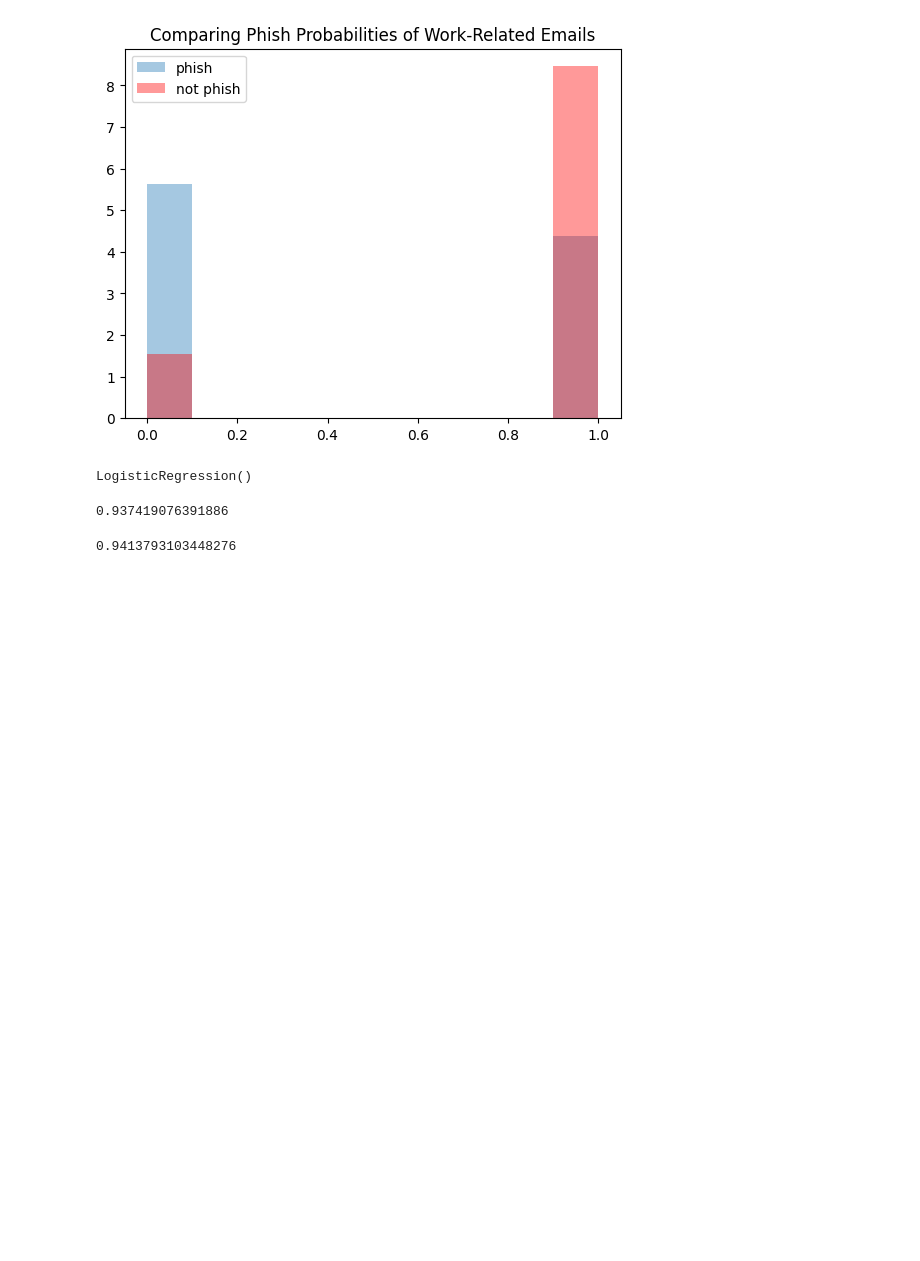
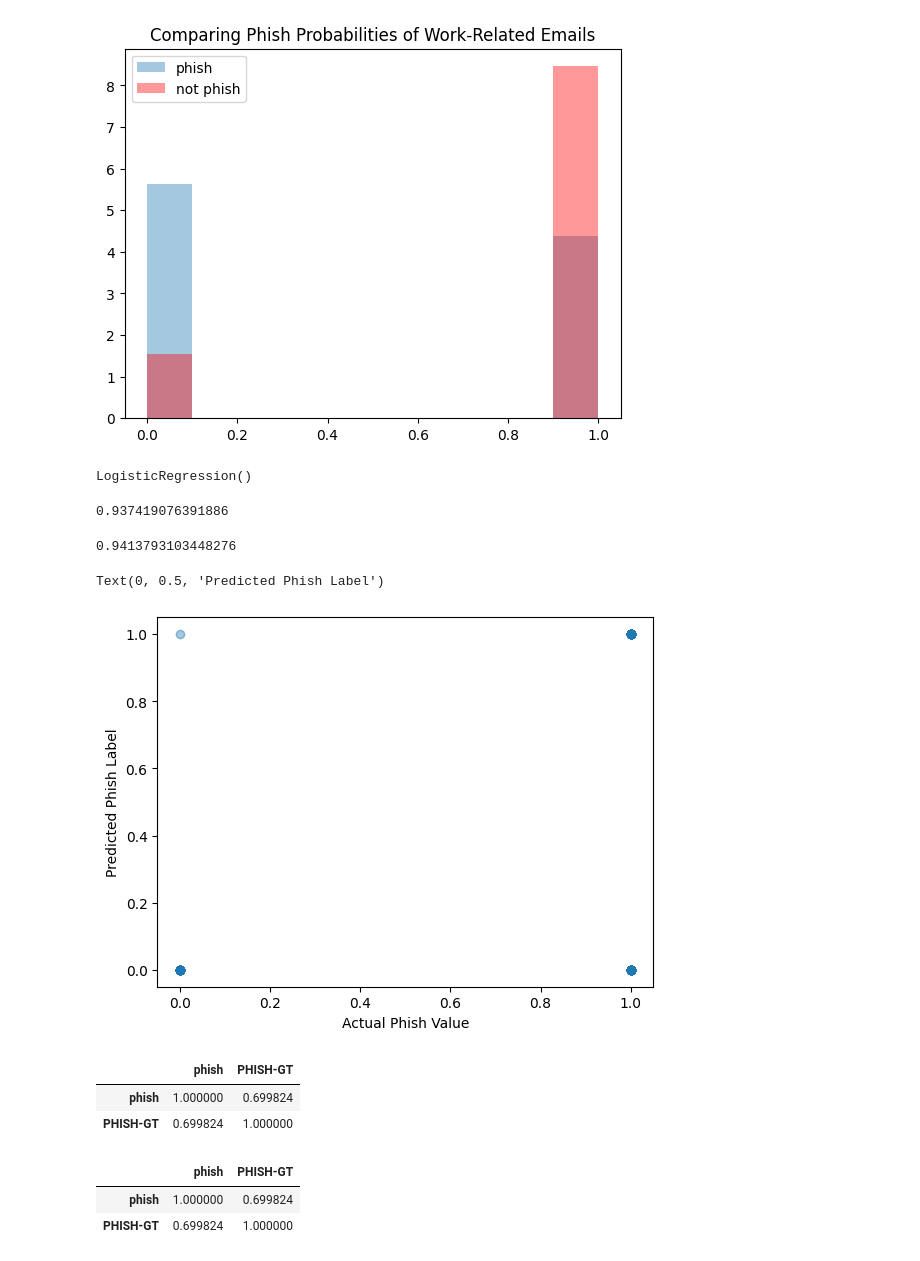
Before and after one commit to Gish-Sky/phishing_analysis, a Jupyter notebook: analysis.ipynb, the cells around one changed output. Saved outputs shown, nothing was run; the diff lists cells and outputs as text; code cells hidden in the pictures; blank space fills up the shorter version.

Commit message:
added pearson and spearman correlations

```diff
--- a/analysis.ipynb
+++ b/analysis.ipynb
@@ -156,3 +149,10 @@ test_accuracy
 # do error analysis; try to figure out why its erroring. False positives v false negatives... Precision and recall, F1, decision matrix.
 # https://scikit-learn.org/stable/modules/classes.html#module-sklearn.feature_extraction.text and tfidfvectorizer are important!
 # https://fasttext.cc takes semantically close words into consideration
+# %%
+plt.scatter(phish["PHISH-GT"], phish["phish"], alpha = 0.05)
+plt.xlabel("Actual Phish Value")
+plt.ylabel("Predicted Phish Label")
+# %% [output]
+Text(0, 0.5, 'Predicted Phish Label')
+[figure, added]
@@ -158,0 +161,13 @@ test_accuracy
+# %%
+phish[["phish", "PHISH-GT"]].corr(method='pearson')
+# There is a Pearson correlation of 0.699, meaning a 69.9% correlation between the predicted and actual phishing emails.
+# %% [output]
+|  | phish | PHISH-GT |
+| phish | 1.000000 | 0.699824 |
+| PHISH-GT | 0.699824 | 1.000000 |
+# %%
+phish[['phish', 'PHISH-GT']].corr(method='spearman')
+# %% [output]
+|  | phish | PHISH-GT |
+| phish | 1.000000 | 0.699824 |
+| PHISH-GT | 0.699824 | 1.000000 |
```
Also changed, not shown: parts of 3 cells of this notebook.
